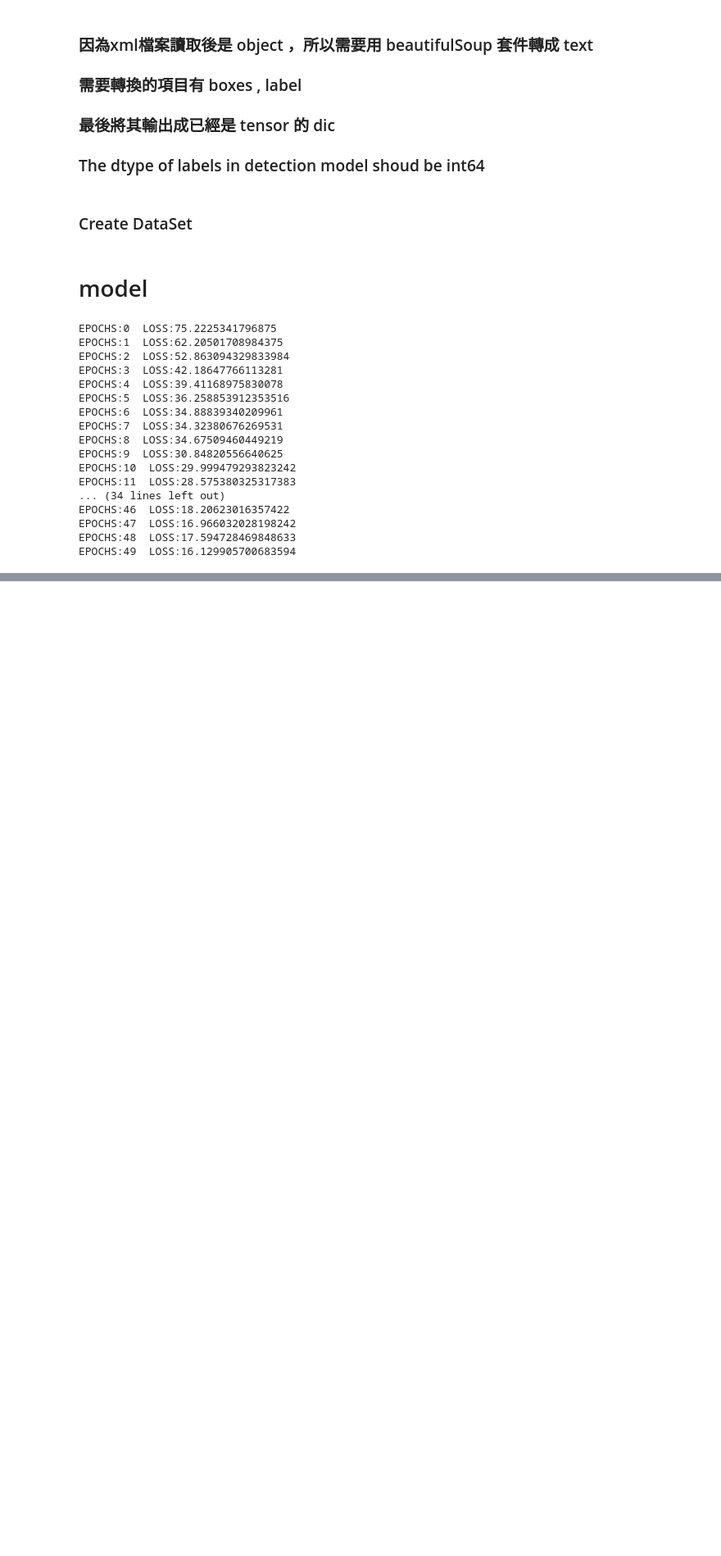
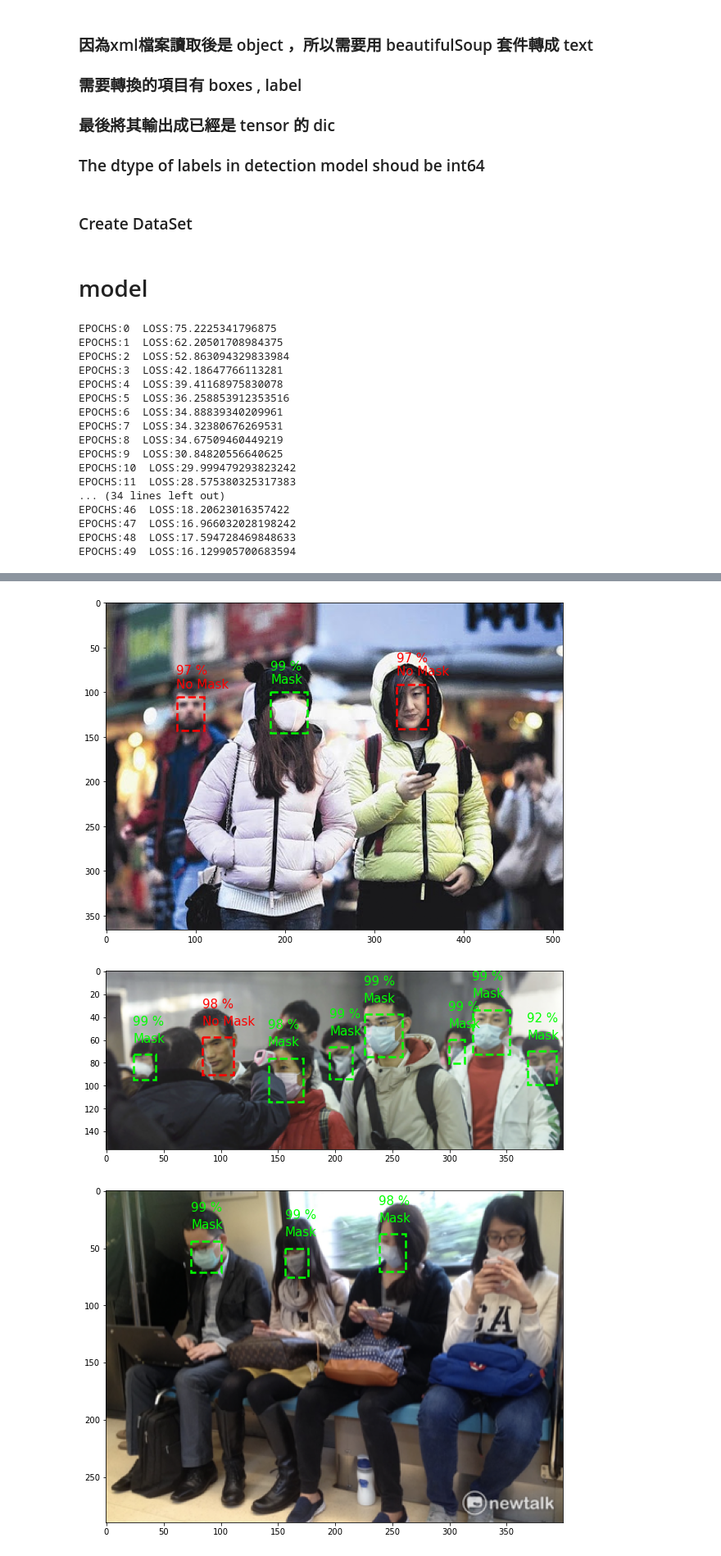
Before and after one commit to yumihsu/mask_detection_pytorch, a Jupyter notebook: phase_my.ipynb, the cells around one changed output, grey strips where cells are left out. Shown at 82% size. Saved outputs shown, nothing was run; the diff lists cells and outputs as text; code cells hidden in the pictures; blank space fills up the shorter version.

```diff
--- a/phase_my.ipynb
+++ b/phase_my.ipynb
@@ -151,8 +152,13 @@ EPOCHS:49  LOSS:16.129905700683594
 # %%
 torch.save(model,"mdoel_0720.pth")
 torch.save(model.state_dict(),"mdoel_state_0720.pth")
+# %%
+model = torch.load('mdoel_0720.pth')
 # %%
 for imgs , annotations in data_loader:
     imgs = list(img.to(device) for img in imgs)
     annotations = [{k: v.to(device) for k,v in t.items()} for t in annotations]
     break
+# %%
+model.eval()
+pred = model([imgs[0]])
@@ -158,0 +169,32 @@ for imgs , annotations in data_loader:
+# %%
+def detection_plot (img_tensor):
+    for image in img_tensor:
+        pred = model([image])
+        fig , ax = plt.subplots(1)
+        fig.set_figheight(10)
+        fig.set_figwidth(10)
+        ax.imshow(np.moveaxis(image.cpu().detach().numpy(),0,-1))
+
+        for num in range(len(pred)):
+            boxes = pred[num]['boxes'].cpu().detach().numpy()
+            labels = list(pred[num]['labels'].cpu().detach().numpy())
+            scores = pred[num]['scores'].cpu().detach().numpy()
+            labels = [ 'No Mask' if i == 2 else 'Mask' for i in labels]
+            for idx in range(len(boxes)):
+                if labels[idx]=='Mask' and scores[idx]>0.8:
+                    draw_box = patches.Rectangle((boxes[idx][0],boxes[idx][1]),(boxes[idx][2]-boxes[idx][0]),(boxes[idx][3]-boxes[idx][1]),color = 'lime' ,fill = False, linewidth = 2.5 ,label = labels[idx],linestyle = '--')
+                    ax.add_patch(draw_box)
+                    ax.annotate(str(labels[idx]),(int(boxes[idx][0]),int(boxes[idx][1])-10),color = 'lime' , fontsize = 15)
+                    ax.annotate(str(int(scores[idx]*100))+" %",(int(boxes[idx][0]),int(boxes[idx][1])-25),color = 'lime' , fontsize = 15)
+                elif labels[idx]=='No Mask' and scores[idx]>0.8:
+                    draw_box = patches.Rectangle((boxes[idx][0],boxes[idx][1]),(boxes[idx][2]-boxes[idx][0]),(boxes[idx][3]-boxes[idx][1]),color = 'red' ,fill = False, linewidth = 2.5 ,label = labels[idx],linestyle = '--')
+                    ax.add_patch(draw_box)
+                    ax.annotate(str(labels[idx]),(int(boxes[idx][0]),int(boxes[idx][1])-10),color = 'red' , fontsize = 15)
+                    ax.annotate(str(int(scores[idx]*100))+" %",(int(boxes[idx][0]),int(boxes[idx][1])-25),color = 'red' , fontsize = 15 , )
+    plt.show()
+# %%
+detection_plot(imgs)
+# %% [output]
+[figure, added]
+[figure, added]
+[figure, added]
```
Also changed, not shown: parts of 3 cells of this notebook.
